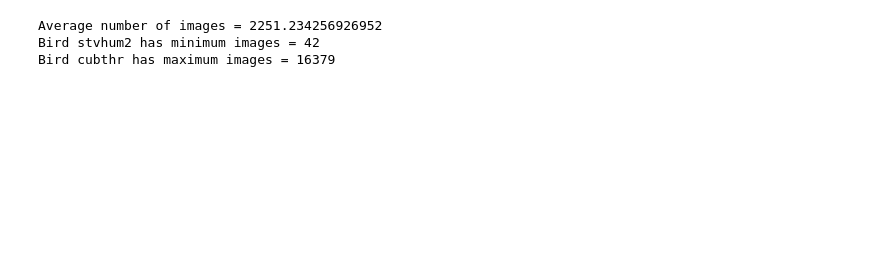
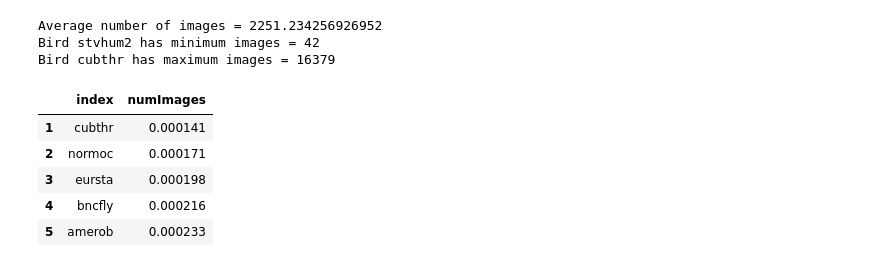
Before and after one commit to dtonderski/TIF360ML-project, a Jupyter notebook: EDA.ipynb, the cells around one changed output. Drawn from its saved outputs; the diff is of its cells as text; code cells hidden in the pictures; blank space fills up the shorter version.

Commit message:
Weighted loss

```diff
--- a/EDA.ipynb
+++ b/EDA.ipynb
@@ -122,3 +122,19 @@ print(f"Bird {maxImageBird} has maximum images = {maxImages}")
 Average number of images = 2251.234256926952
 Bird stvhum2 has minimum images = 42
 Bird cubthr has maximum images = 16379
+# %%
+birdWeights = numImagesDistribution[numImagesDistribution['index'] != 'noise'].copy()
+totalImages = np.sum(birdWeights.numImages)
+lcm = np.lcm.reduce(birdWeights.numImages)
+birdWeights['numImages'] = birdWeights.numImages.apply(lambda x: lcm/x)
+temptotal = np.sum(birdWeights.numImages)
+birdWeights['numImages'] = birdWeights.numImages.apply(lambda x: x/temptotal)
+# %%
+birdWeights.head(5)
+# %% [output]
+|  | index | numImages |
+| 1 | cubthr | 0.000141 |
+| 2 | normoc | 0.000171 |
+| 3 | eursta | 0.000198 |
+| 4 | bncfly | 0.000216 |
+| 5 | amerob | 0.000233 |
```
Also changed, not shown: parts of 4 cells of this notebook, 3 other files.
